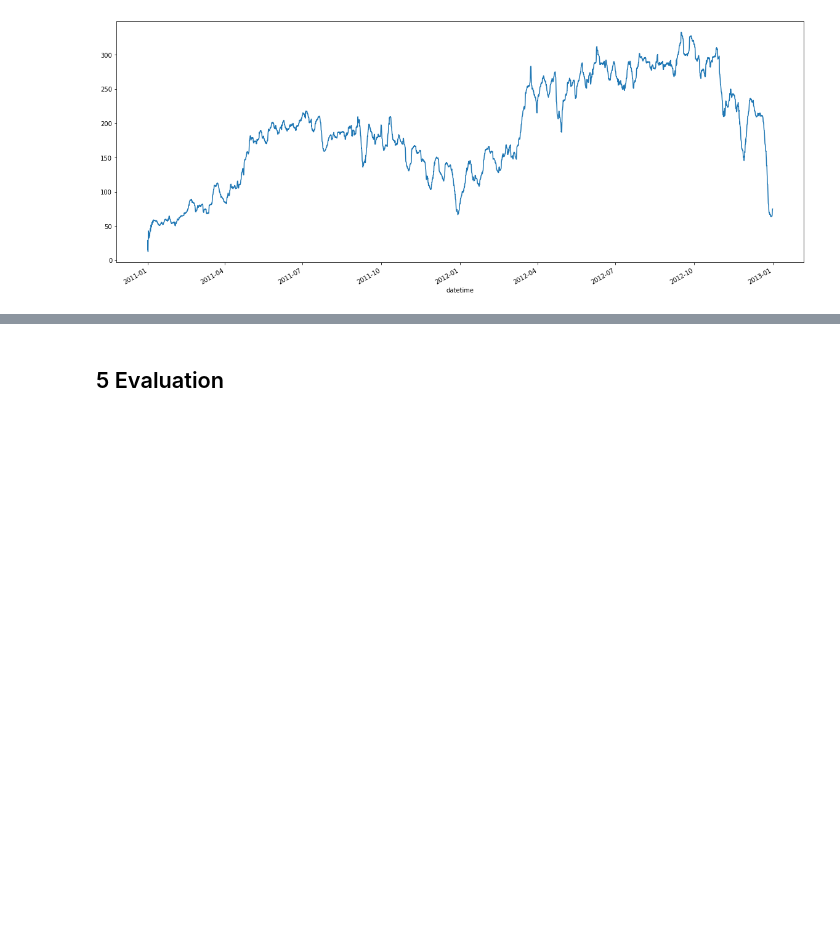
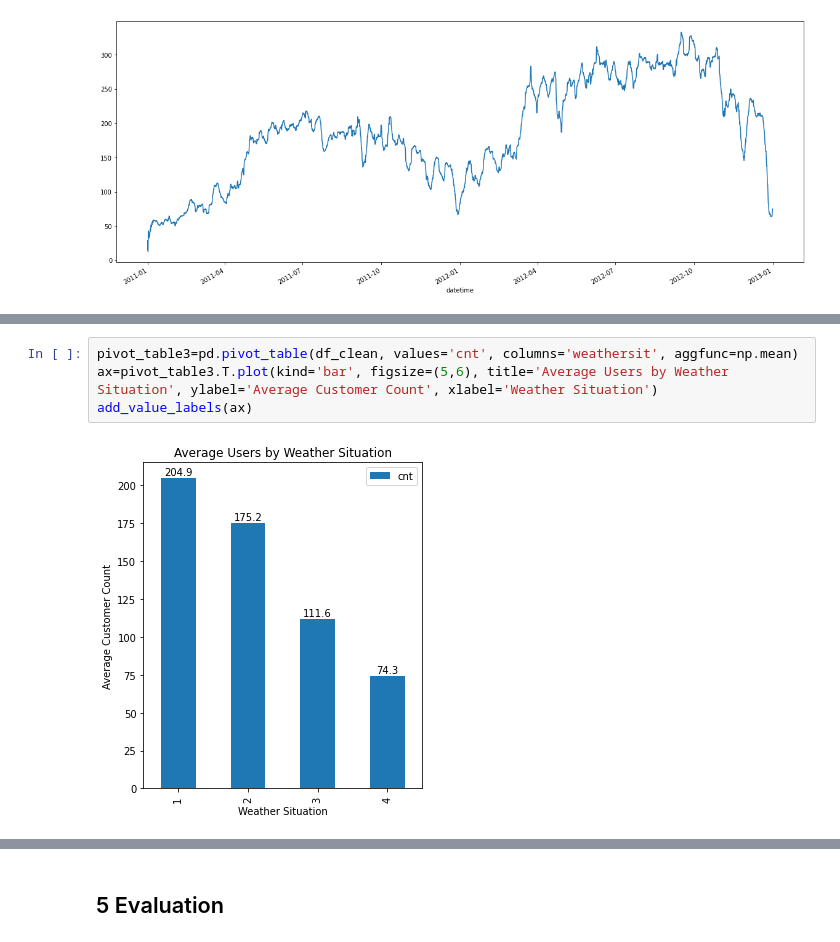
Before and after one commit to hanslemm/Study, a Jupyter notebook: Data Analysis.ipynb, the cells around one changed output, grey strips where cells are left out. Cells and saved outputs as stored; diff of their text form; blank space fills up the shorter version.

```diff
--- a/Data Analysis.ipynb
+++ b/Data Analysis.ipynb
@@ -297,0 +401,6 @@ df_clean.loc[h0w0]
+# %%
+pivot_table3=pd.pivot_table(df_clean, values='cnt', columns='weathersit', aggfunc=np.mean)
+ax=pivot_table3.T.plot(kind='bar', figsize=(5,6), title='Average Users by Weather Situation', ylabel='Average Customer Count', xlabel='Weather Situation')
+add_value_labels(ax)
+# %% [output]
+[figure, added]
```
Also changed, not shown: parts of 21 cells of this notebook.
